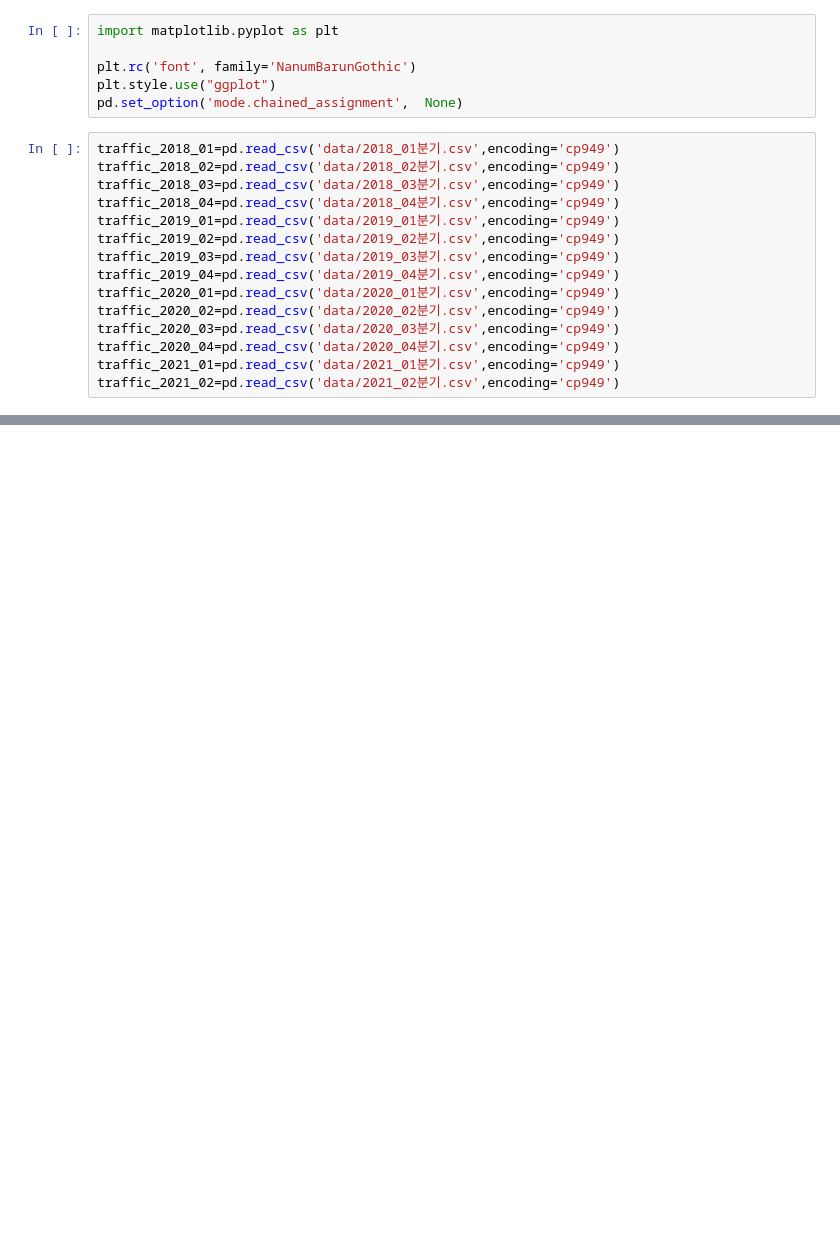
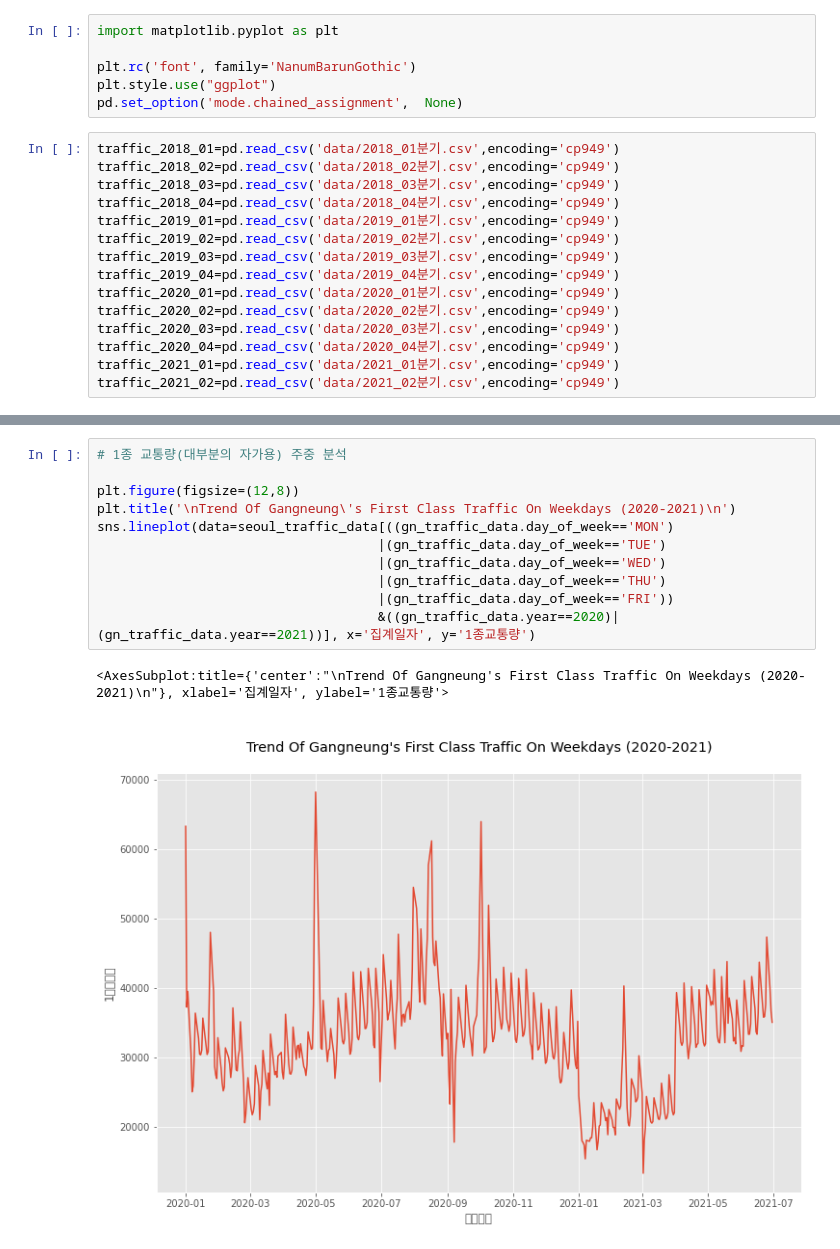
Before and after one commit to WooShangHyeon/damentor_3, a Jupyter notebook: covid_traffic_analysis.ipynb, the cells around one changed output, grey strips where cells are left out. Saved outputs shown, nothing was run; the diff lists cells and outputs as text; blank space fills up the shorter version.

```diff
--- a/covid_traffic_analysis.ipynb
+++ b/covid_traffic_analysis.ipynb
@@ -42,0 +107,14 @@ traffic_sum.head()
+# %%
+# 1종 교통량(대부분의 자가용) 주중 분석
+
+plt.figure(figsize=(12,8))
+plt.title('\nTrend Of Gangneung\'s First Class Traffic On Weekdays (2020-2021)\n')
+sns.lineplot(data=seoul_traffic_data[((gn_traffic_data.day_of_week=='MON')
+                                    |(gn_traffic_data.day_of_week=='TUE')
+                                    |(gn_traffic_data.day_of_week=='WED')
+                                    |(gn_traffic_data.day_of_week=='THU')
+                                    |(gn_traffic_data.day_of_week=='FRI'))
+                                    &((gn_traffic_data.year==2020)|(gn_traffic_data.year==2021))], x='집계일자', y='1종교통량')
+# %% [output]
+<AxesSubplot:title={'center':"\nTrend Of Gangneung's First Class Traffic On Weekdays (2020-2021)\n"}, xlabel='집계일자', ylabel='1종교통량'>
+[figure, added]
```
Also changed, not shown: parts of 16 cells of this notebook.
